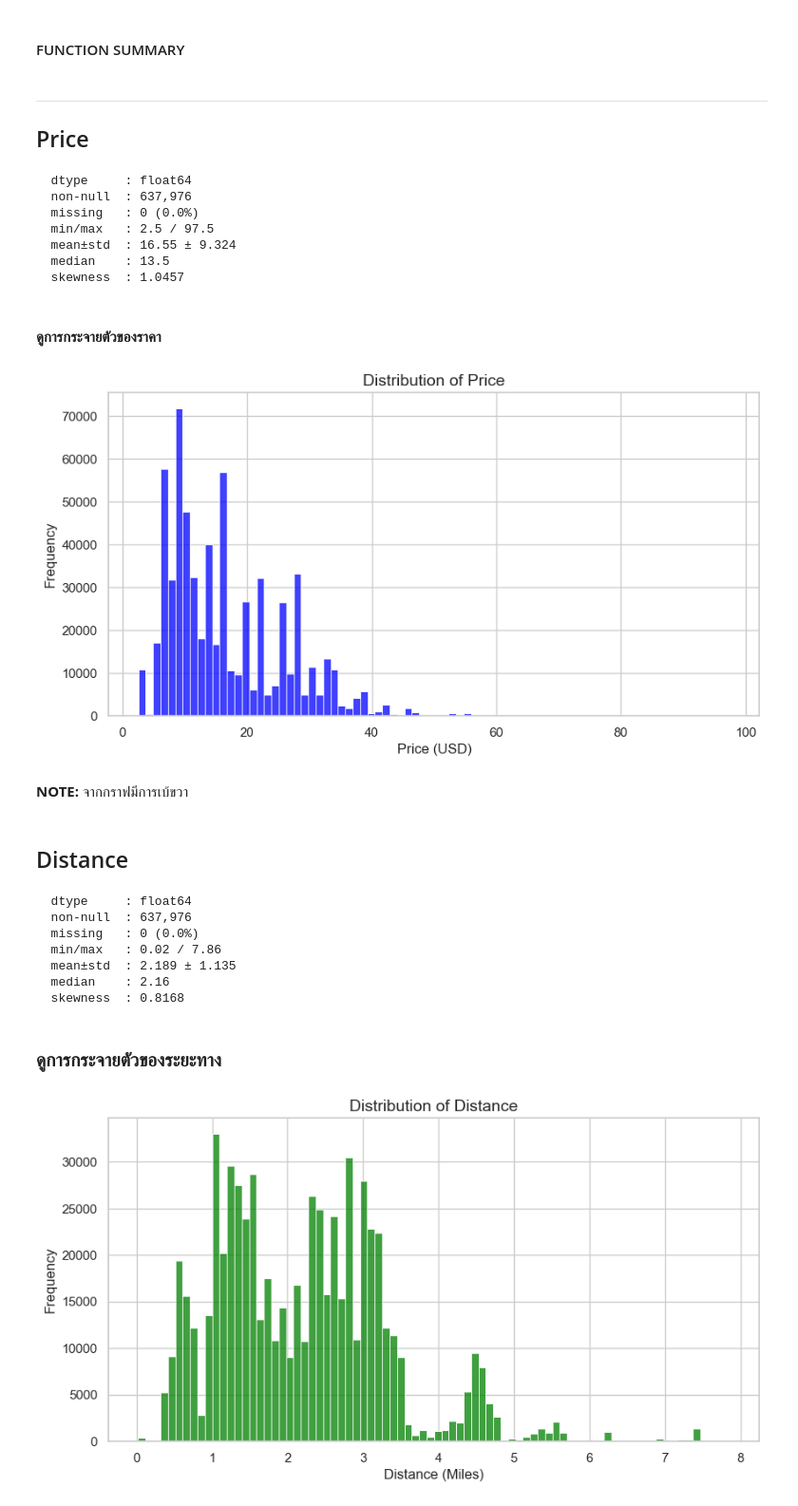
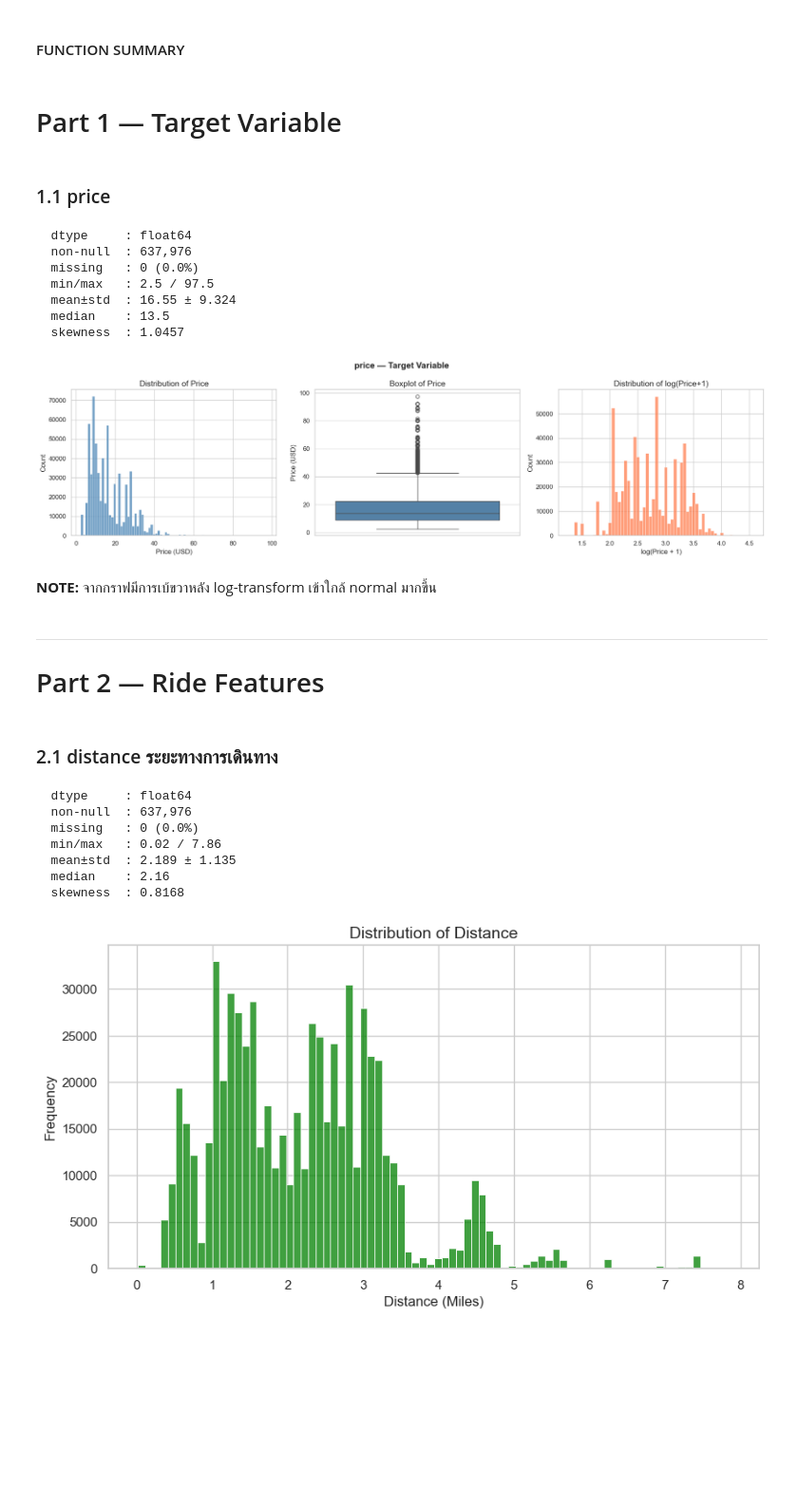
Before and after one commit to Bobbie-CPE38/cpe232-final-project, a Jupyter notebook: notebooks/eda_univariate.ipynb, the cells around one changed output. Shown at 95% size. Saved outputs shown, nothing was run; the diff lists cells and outputs as text; code cells hidden in the pictures; blank space fills up the shorter version.

```diff
--- a/notebooks/eda_univariate.ipynb
+++ b/notebooks/eda_univariate.ipynb
@@ -51,8 +53,9 @@ def quick_summary(col, df=df):
         print(f"  top 5     :")
         print(s.value_counts().head())
 # %% [markdown]
----
-## Price
+# Part 1 — Target Variable
+# %% [markdown]
+### 1.1 price
 # %%
 quick_summary('price')
 # %% [output]
@@ -63,21 +66,33 @@ quick_summary('price')
   mean±std  : 16.55 ± 9.324
   median    : 13.5
   skewness  : 1.0457
-# %% [markdown]
-#### ดูการกระจายตัวของราคา
 # %%
-plt.figure(figsize=(10, 5))
-sns.histplot(df['price'], bins=80, color='blue')
-plt.title('Distribution of Price')
-plt.xlabel('Price (USD)')
-plt.ylabel('Frequency')
+fig, axes = plt.subplots(1, 3, figsize=(18, 5))
+
+sns.histplot(df['price'], bins=80, color='steelblue', ax=axes[0])
+axes[0].set_title('Distribution of Price')
+axes[0].set_xlabel('Price (USD)')
+
+sns.boxplot(y=df['price'], color='steelblue', ax=axes[1])
+axes[1].set_title('Boxplot of Price')
+axes[1].set_ylabel('Price (USD)')
+
+sns.histplot(np.log1p(df['price']), bins=60, color='coral', ax=axes[2])
+axes[2].set_title('Distribution of log(Price+1)')
+axes[2].set_xlabel('log(Price + 1)')
+
+plt.suptitle('price — Target Variable', fontsize=15, fontweight='bold')
+plt.tight_layout()
 plt.show()
 # %% [output]
-[figure, old version]
+[figure, new version]
 # %% [markdown]
- **NOTE:** จากกราฟมีการเบ้ขวา
+ **NOTE:** จากกราฟมีการเบ้ขวาหลัง log-transform เข้าใกล้ normal มากขึ้น
 # %% [markdown]
-## Distance
+---
+# Part 2 — Ride Features
+# %% [markdown]
+### 2.1 distance  ระยะทางการเดินทาง
 # %%
 quick_summary('distance')
 # %% [output]
@@ -88,8 +103,6 @@ quick_summary('distance')
   mean±std  : 2.189 ± 1.135
   median    : 2.16
   skewness  : 0.8168
-# %% [markdown]
-### ดูการกระจายตัวของระยะทาง
 # %%
 plt.figure(figsize=(10, 5))
 sns.histplot(df['distance'], bins=80, color='green')
```
Also changed, not shown: parts of 73 cells of this notebook.
